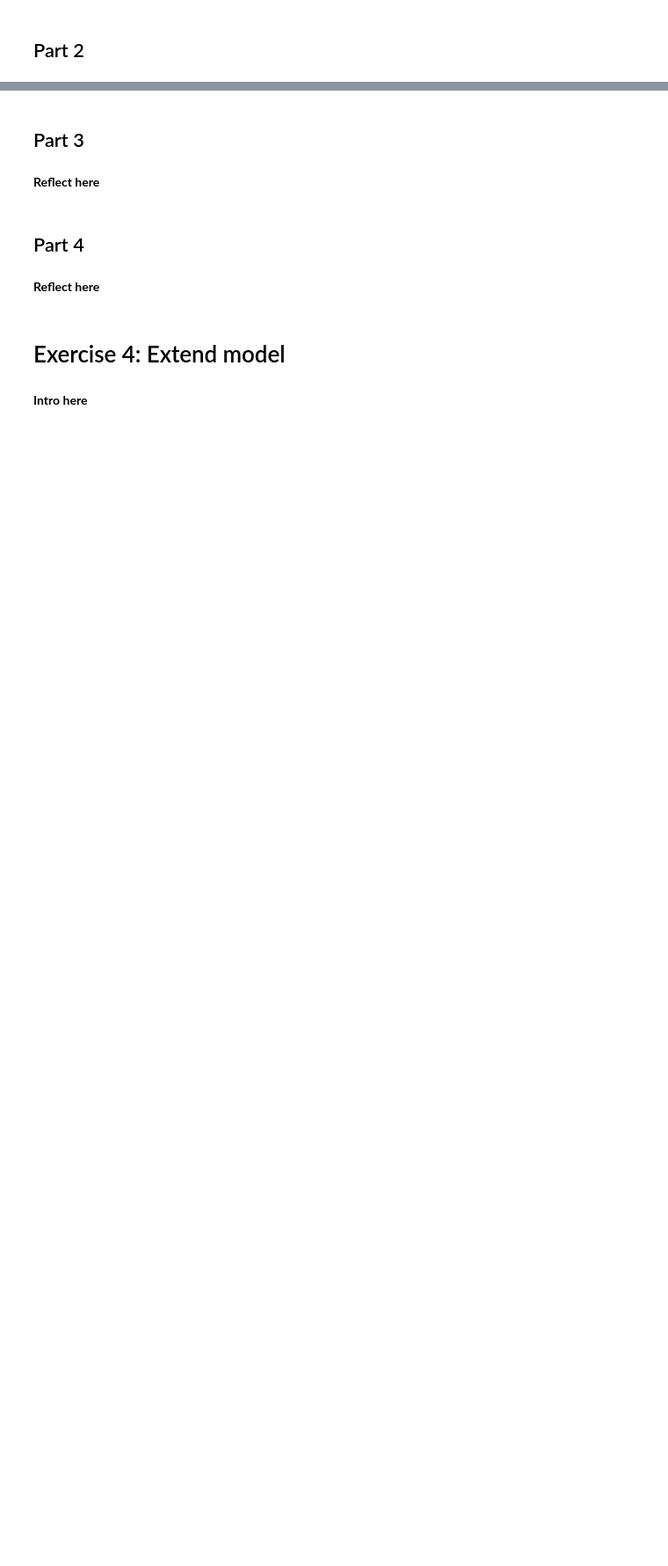
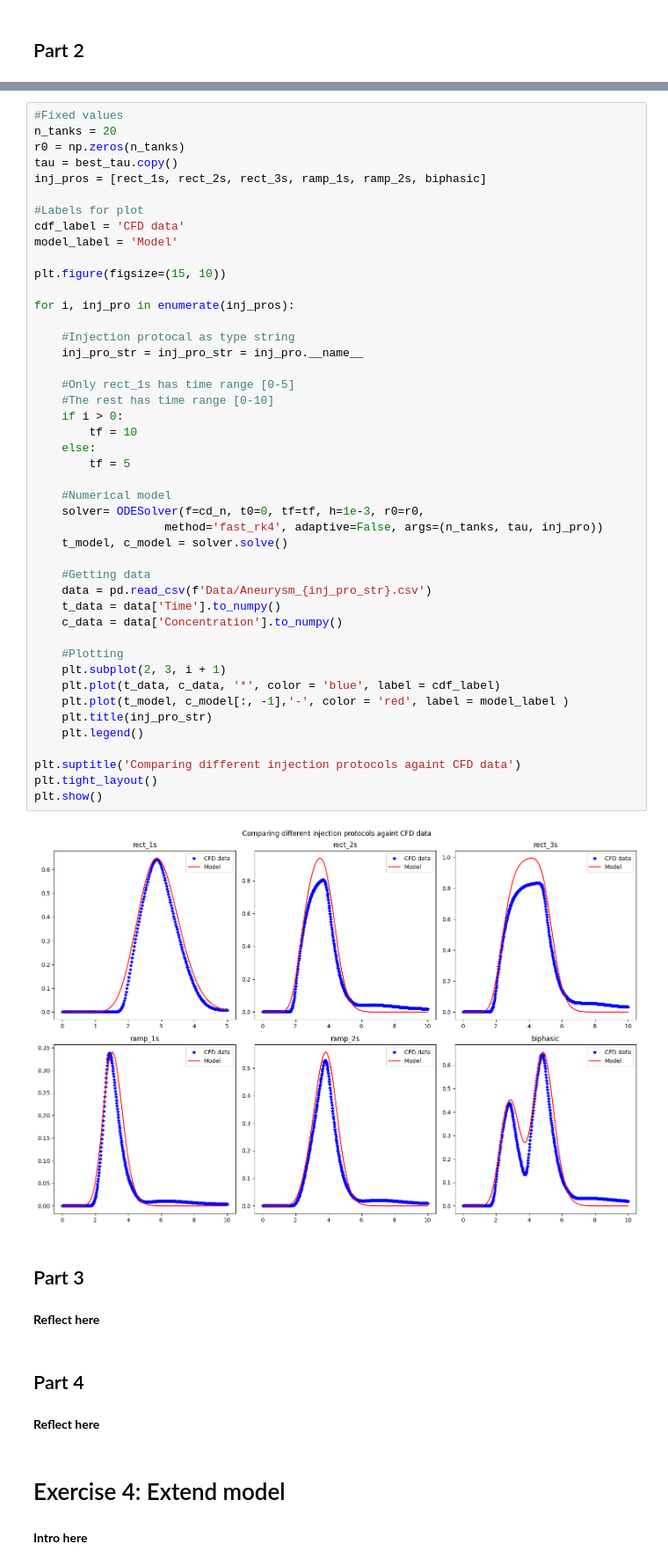
Before and after one commit to simengaasland/MOD510-Projects, a Jupyter notebook: Project 3/Project3_Report.ipynb, the cells around one changed output, grey strips where cells are left out. Shown at 88% size. Cells and saved outputs as stored; diff of their text form; blank space fills up the shorter version.

```diff
--- a/Project 3/Project3_Report.ipynb
+++ b/Project 3/Project3_Report.ipynb
@@ -743,3 +676,50 @@ plt.show()
+# %%
+#Fixed values
+n_tanks = 20
+r0 = np.zeros(n_tanks)
+tau = best_tau.copy()
+inj_pros = [rect_1s, rect_2s, rect_3s, ramp_1s, ramp_2s, biphasic]
+
+#Labels for plot
+cdf_label = 'CFD data'
+model_label = 'Model'
+
+plt.figure(figsize=(15, 10))
+
+for i, inj_pro in enumerate(inj_pros):
+
+    #Injection protocal as type string
+    inj_pro_str = inj_pro_str = inj_pro.__name__
+
+    #Only rect_1s has time range [0-5]
+    #The rest has time range [0-10]
+    if i > 0:
+        tf = 10
+    else:
+        tf = 5
+
+    #Numerical model
+    solver= ODESolver(f=cd_n, t0=0, tf=tf, h=1e-3, r0=r0,
+                   method='fast_rk4', adaptive=False, args=(n_tanks, tau, inj_pro))
+    t_model, c_model = solver.solve()
+
+    #Getting data
+    data = pd.read_csv(f'Data/Aneurysm_{inj_pro_str}.csv')
+    t_data = data['Time'].to_numpy()
+    c_data = data['Concentration'].to_numpy()
+
+    #Plotting
+    plt.subplot(2, 3, i + 1)
+    plt.plot(t_data, c_data, '*', color = 'blue', label = cdf_label)
+    plt.plot(t_model, c_model[:, -1],'-', color = 'red', label = model_label )
+    plt.title(inj_pro_str)
+    plt.legend()
+
+plt.suptitle('Comparing different injection protocols againt CFD data')
+plt.tight_layout()
+plt.show()
+# %% [output]
+[figure, added]
 # %% [markdown]
 ## Part 3
 # %% [markdown]
```
Also changed, not shown: parts of 14 cells of this notebook.
